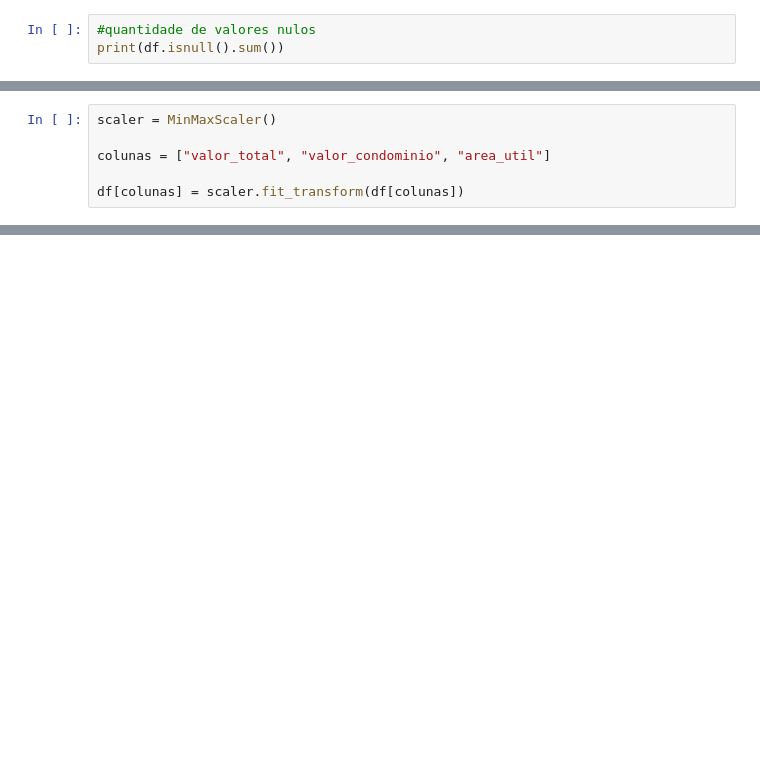
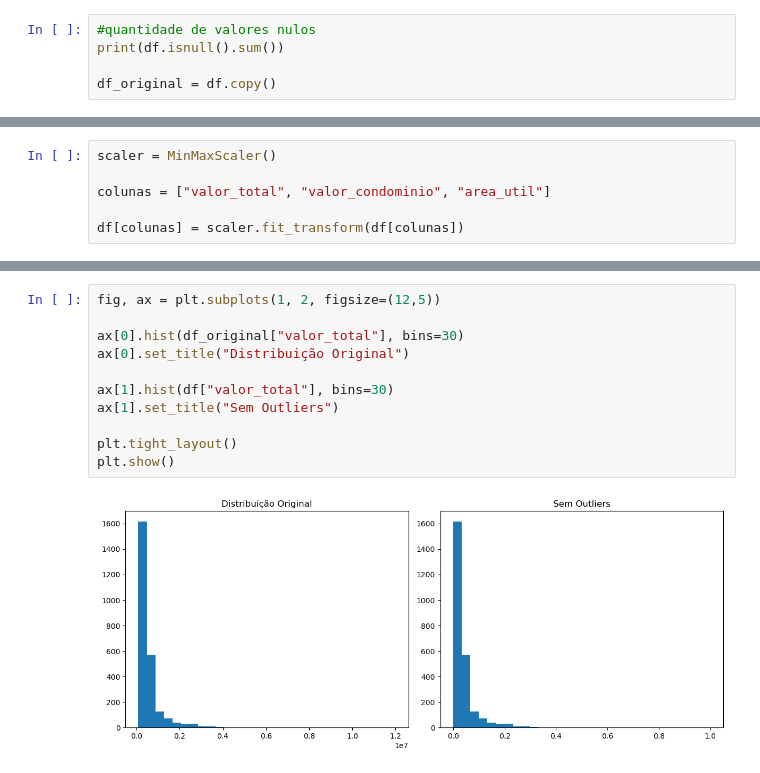
Before and after one commit to lucsol1/PGCC009, a Jupyter notebook: estudo_dirigido4/parte2/estudo_dirigido4.ipynb, the cells around one changed output, grey strips where cells are left out. Saved outputs shown, nothing was run; the diff lists cells and outputs as text; blank space fills up the shorter version.

```diff
--- a/estudo_dirigido4/parte2/estudo_dirigido4.ipynb
+++ b/estudo_dirigido4/parte2/estudo_dirigido4.ipynb
@@ -71,6 +58,8 @@ df.head()
 # %%
 #quantidade de valores nulos
 print(df.isnull().sum())
+
+df_original = df.copy()
 # %% [output]
 id                    0
 valor_total           0
@@ -210,0 +202,13 @@ plt.show()
+# %%
+fig, ax = plt.subplots(1, 2, figsize=(12,5))
+
+ax[0].hist(df_original["valor_total"], bins=30)
+ax[0].set_title("Distribuição Original")
+
+ax[1].hist(df["valor_total"], bins=30)
+ax[1].set_title("Sem Outliers")
+
+plt.tight_layout()
+plt.show()
+# %% [output]
+[figure, added]
```
Also changed, not shown: parts of 12 cells of this notebook, 5 other files.
